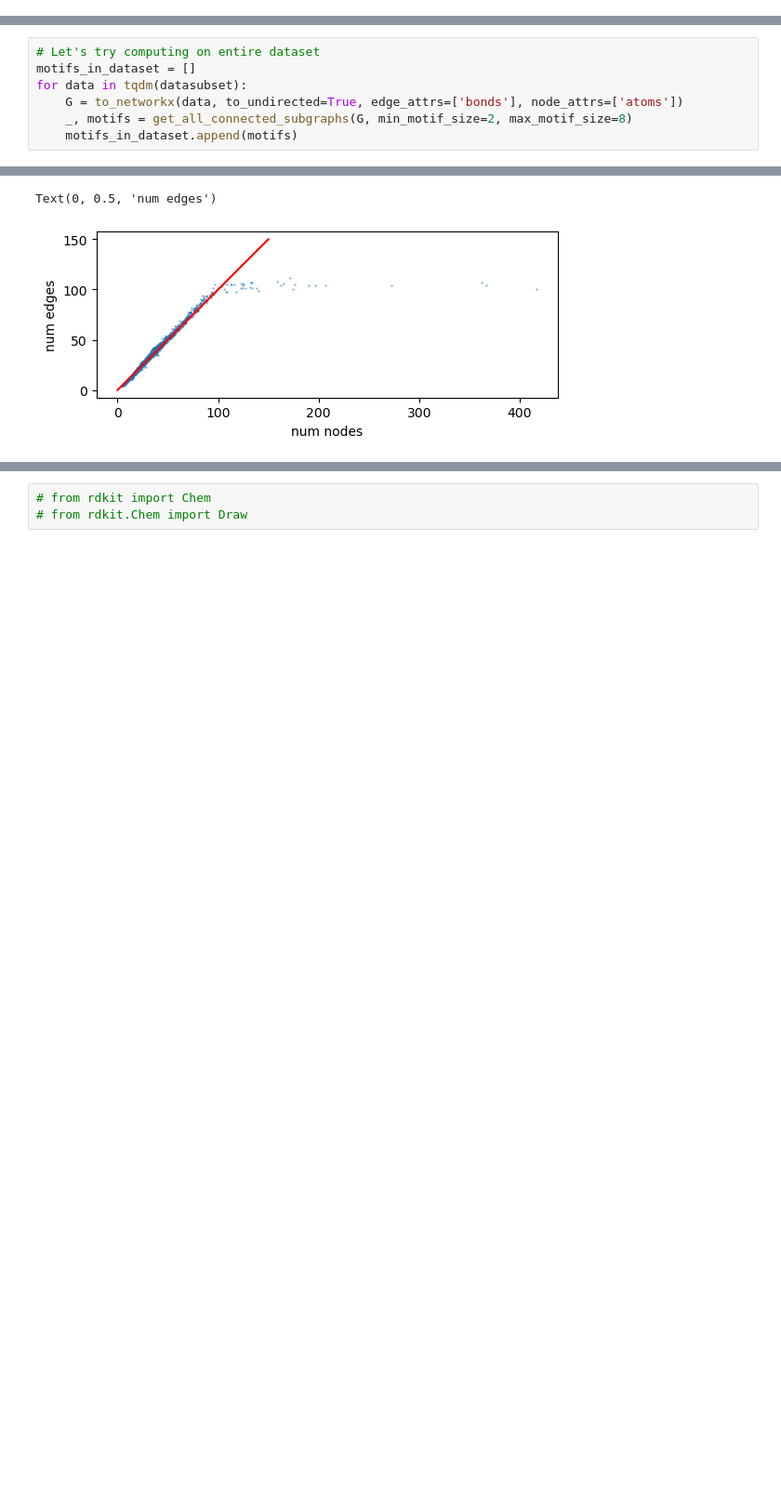
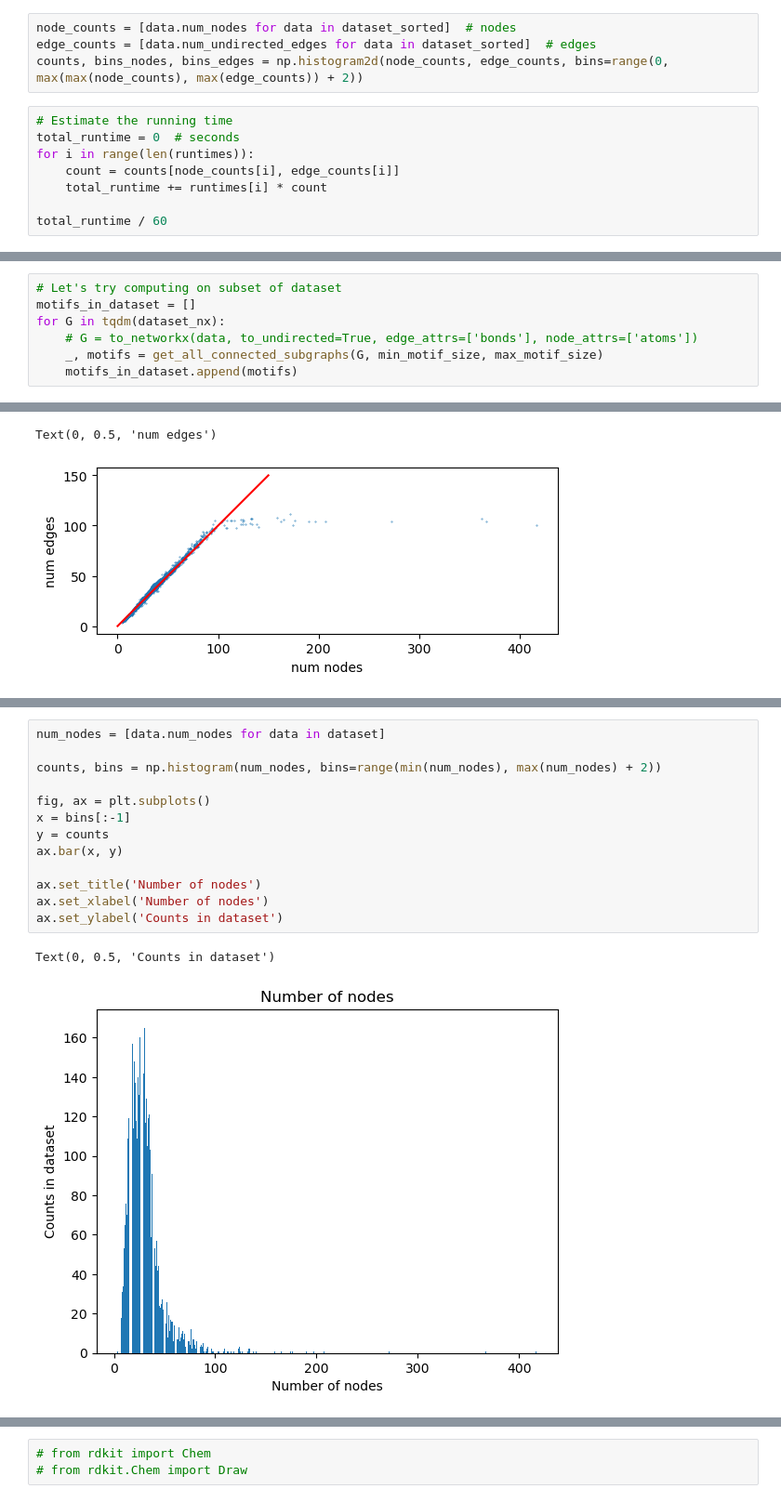
Before and after one commit to vladnotandrei/vip-interpretable-graph-classification, a Jupyter notebook: experiments/query_engineering.ipynb, the cells around one changed output, grey strips where cells are left out. Shown: that part at 93% size. Cells and saved outputs as stored; diff of their text form; blank space fills up the shorter version.

```diff
--- a/experiments/query_engineering.ipynb
+++ b/experiments/query_engineering.ipynb
@@ -214,0 +259,12 @@ datasubset = dataset[0:100]
+# %%
+node_counts = [data.num_nodes for data in dataset_sorted]  # nodes
+edge_counts = [data.num_undirected_edges for data in dataset_sorted]  # edges
+counts, bins_nodes, bins_edges = np.histogram2d(node_counts, edge_counts, bins=range(0, max(max(node_counts), max(edge_counts)) + 2))
+# %%
+# Estimate the running time
+total_runtime = 0  # seconds
+for i in range(len(runtimes)):
+    count = counts[node_counts[i], edge_counts[i]]
+    total_runtime += runtimes[i] * count
+
+total_runtime / 60
@@ -215,9 +277,9 @@ datasubset = dataset[0:100]
 # %%
-# Let's try computing on entire dataset
+# Let's try computing on subset of dataset
 motifs_in_dataset = []
-for data in tqdm(datasubset):
-    G = to_networkx(data, to_undirected=True, edge_attrs=['bonds'], node_attrs=['atoms'])
-    _, motifs = get_all_connected_subgraphs(G, min_motif_size=2, max_motif_size=8)
+for G in tqdm(dataset_nx):
+    # G = to_networkx(data, to_undirected=True, edge_attrs=['bonds'], node_attrs=['atoms'])
+    _, motifs = get_all_connected_subgraphs(G, min_motif_size, max_motif_size)
     motifs_in_dataset.append(motifs)
 # %%
 len(motifs_in_dataset)
@@ -560,0 +646,16 @@ Text(0, 0.5, 'num edges')
+# %%
+num_nodes = [data.num_nodes for data in dataset]
+
+counts, bins = np.histogram(num_nodes, bins=range(min(num_nodes), max(num_nodes) + 2))
+
+fig, ax = plt.subplots()
+x = bins[:-1]
+y = counts
+ax.bar(x, y)
+
+ax.set_title('Number of nodes')
+ax.set_xlabel('Number of nodes')
+ax.set_ylabel('Counts in dataset')
+# %% [output]
+Text(0, 0.5, 'Counts in dataset')
+[figure, added]
```
Also changed, not shown: parts of 40 cells of this notebook, 3 other files.
